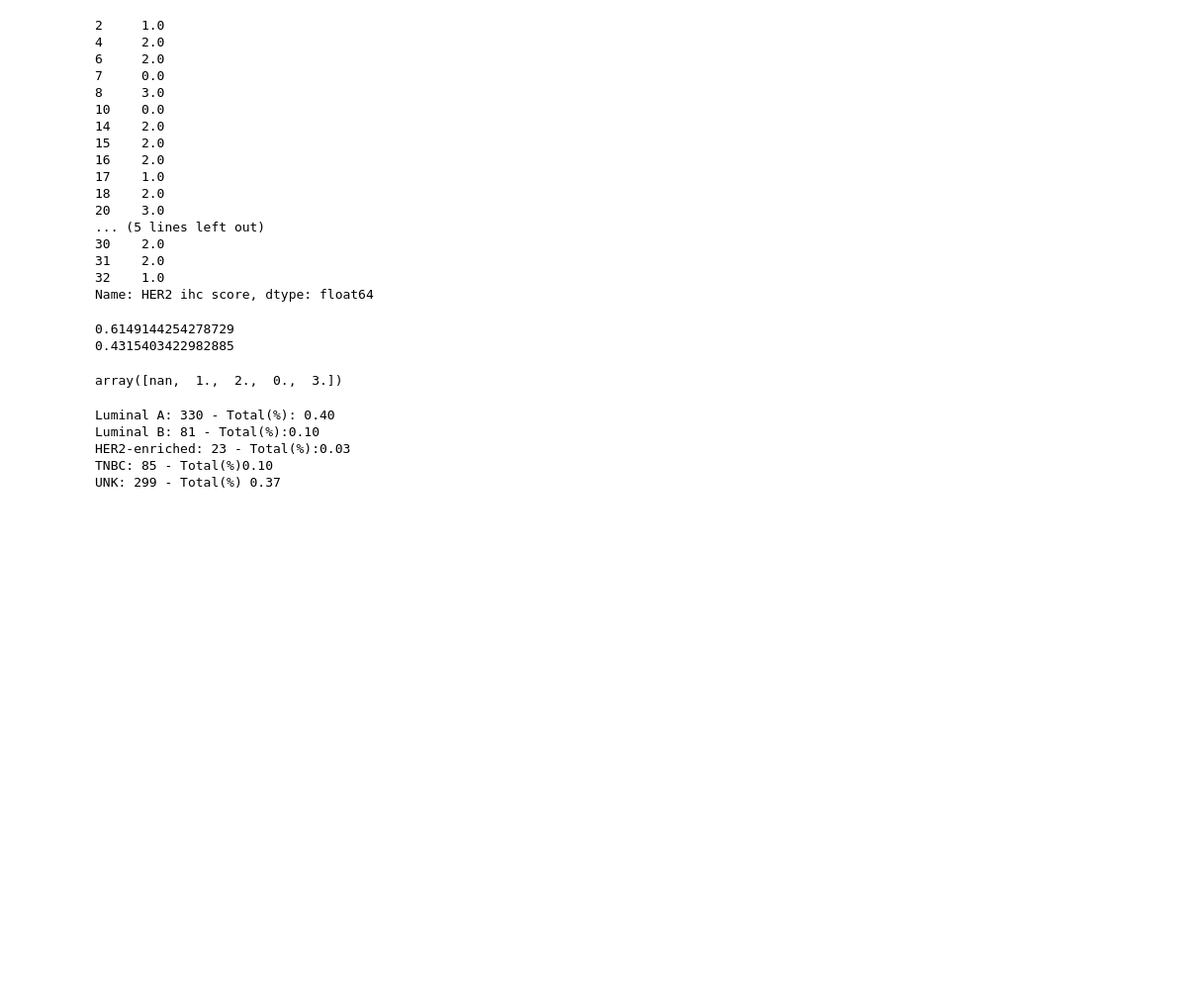
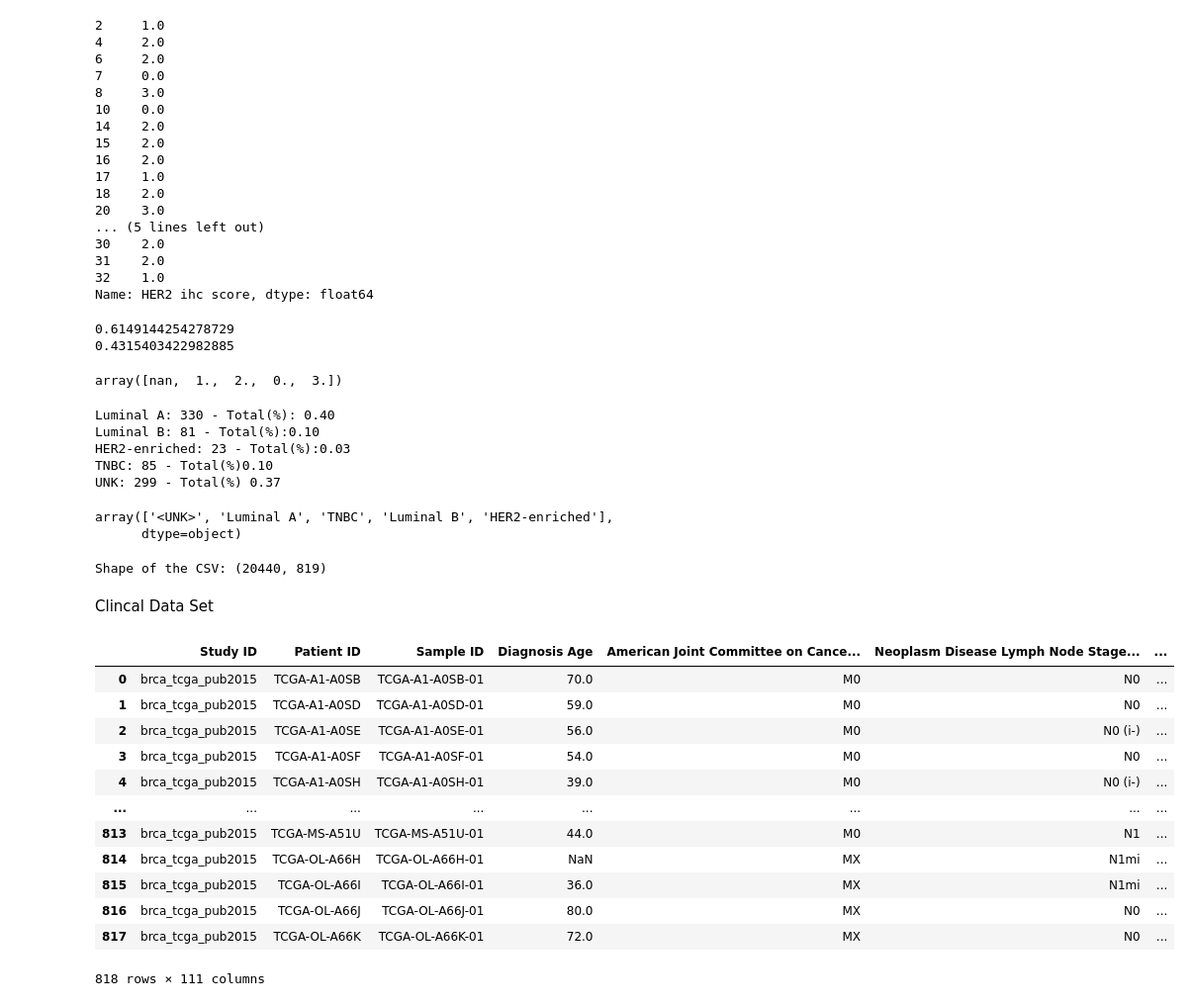
Before and after one commit to Fasmanuel2002/UPSA_Thesis_Research, a Jupyter notebook: research/notebooks/Clinical_data.ipynb, the cells around one changed output. Shown at 99% size. Drawn from its saved outputs; the diff is of its cells as text; code cells hidden in the pictures; blank space fills up the shorter version.

Commit message:
Working in mergin both data sets, mRNA and Clinical data

```diff
--- a/research/notebooks/Clinical_data.ipynb
+++ b/research/notebooks/Clinical_data.ipynb
@@ -95,9 +102,16 @@ print(f"Luminal B: {len(luminal_B)} - Total(%):{len(luminal_B) / len(df_clincal_
 print(f"HER2-enriched: {len(HER2_enriched)} - Total(%):{len(HER2_enriched) / len(df_clincal_data):.2f}")
 print(f"TNBC: {len(TNBC)} - Total(%){len(TNBC) / len(df_clincal_data):.2f} ")
 print(f"UNK: {len(UNK)} - Total(%) {len(UNK) / len(df_clincal_data):.2f}")
+
+df_clincal_data["Tumor-Cancer"] = list_df
 # %% [output]
 Luminal A: 330 - Total(%): 0.40
 Luminal B: 81 - Total(%):0.10
 HER2-enriched: 23 - Total(%):0.03
 TNBC: 85 - Total(%)0.10
 UNK: 299 - Total(%) 0.37
+# %%
+df_clincal_data["Tumor-Cancer"].unique()
+# %% [output]
+array(['<UNK>', 'Luminal A', 'TNBC', 'Luminal B', 'HER2-enriched'],
+      dtype=object)
@@ -103,0 +126,22 @@ UNK: 299 - Total(%) 0.37
+# %%
+df_mRNA_transformed = TextToCsv("../../data/raw/data_mrna_seq_v2_rsem.txt")
+# %% [output]
+Shape of the CSV: (20440, 819)
+# %% [markdown]
+Clincal Data Set
+# %%
+df_clincal_data
+# %% [output]
+|  | Study ID | Patient ID | Sample ID | Diagnosis Age | American Joint Committee on Cance... | Neoplasm Disease Lymph Node Stage... | ... |
+| 0 | brca_tcga_pub2015 | TCGA-A1-A0SB | TCGA-A1-A0SB-01 | 70.0 | M0 | N0 | ... |
+| 1 | brca_tcga_pub2015 | TCGA-A1-A0SD | TCGA-A1-A0SD-01 | 59.0 | M0 | N0 | ... |
+| 2 | brca_tcga_pub2015 | TCGA-A1-A0SE | TCGA-A1-A0SE-01 | 56.0 | M0 | N0 (i-) | ... |
+| 3 | brca_tcga_pub2015 | TCGA-A1-A0SF | TCGA-A1-A0SF-01 | 54.0 | M0 | N0 | ... |
+| 4 | brca_tcga_pub2015 | TCGA-A1-A0SH | TCGA-A1-A0SH-01 | 39.0 | M0 | N0 (i-) | ... |
+| ... | ... | ... | ... | ... | ... | ... | ... |
+| 813 | brca_tcga_pub2015 | TCGA-MS-A51U | TCGA-MS-A51U-01 | 44.0 | M0 | N1 | ... |
+| 814 | brca_tcga_pub2015 | TCGA-OL-A66H | TCGA-OL-A66H-01 | NaN | MX | N1mi | ... |
+| 815 | brca_tcga_pub2015 | TCGA-OL-A66I | TCGA-OL-A66I-01 | 36.0 | MX | N1mi | ... |
+| 816 | brca_tcga_pub2015 | TCGA-OL-A66J | TCGA-OL-A66J-01 | 80.0 | MX | N0 | ... |
+| 817 | brca_tcga_pub2015 | TCGA-OL-A66K | TCGA-OL-A66K-01 | 72.0 | MX | N0 | ... |
+818 rows × 111 columns
```
Also changed, not shown: parts of 5 cells of this notebook.
